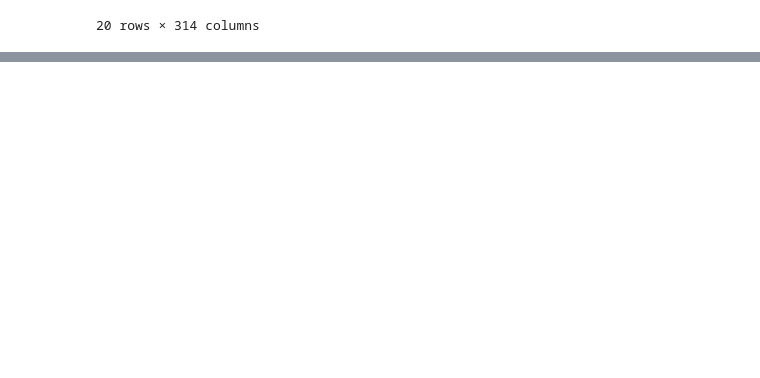
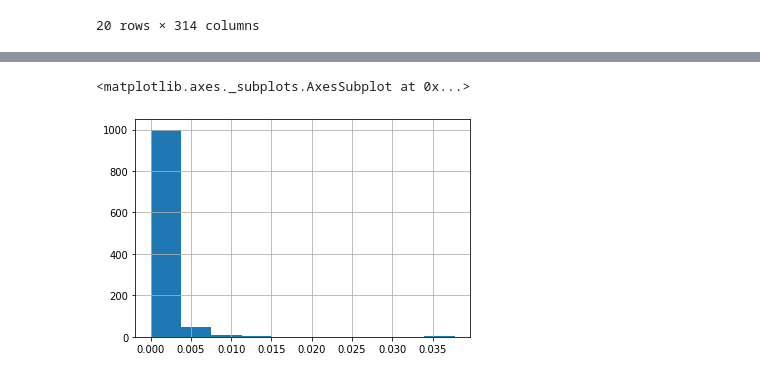
Before and after one commit to Edu-Moreira/Estudos-de-Python, a Jupyter notebook: Comparação_ETFs v1.04.ipynb, the cells around one changed output, grey strips where cells are left out. Saved outputs shown, nothing was run; the diff lists cells and outputs as text; code cells hidden in the pictures; blank space fills up the shorter version.

```diff
--- a/Comparação_ETFs v1.04.ipynb
+++ b/Comparação_ETFs v1.04.ipynb
@@ -296,4 +317,10 @@ for i  in range(len(d.columns)):
   TE[i] = TE.iloc[:,i].dropna()
   # TE[i] = np.sqrt(sum(TE))
 
-TE
+TE.columns = d.columns
+TE = TE*100
+# %%
+TE['PIMCO Short Term Municipal Bond Active Exchange-Tr'].hist()
+# %% [output]
+<matplotlib.axes._subplots.AxesSubplot at 0x...>
+[figure, added]
```
Also changed, not shown: parts of 7 cells of this notebook.
